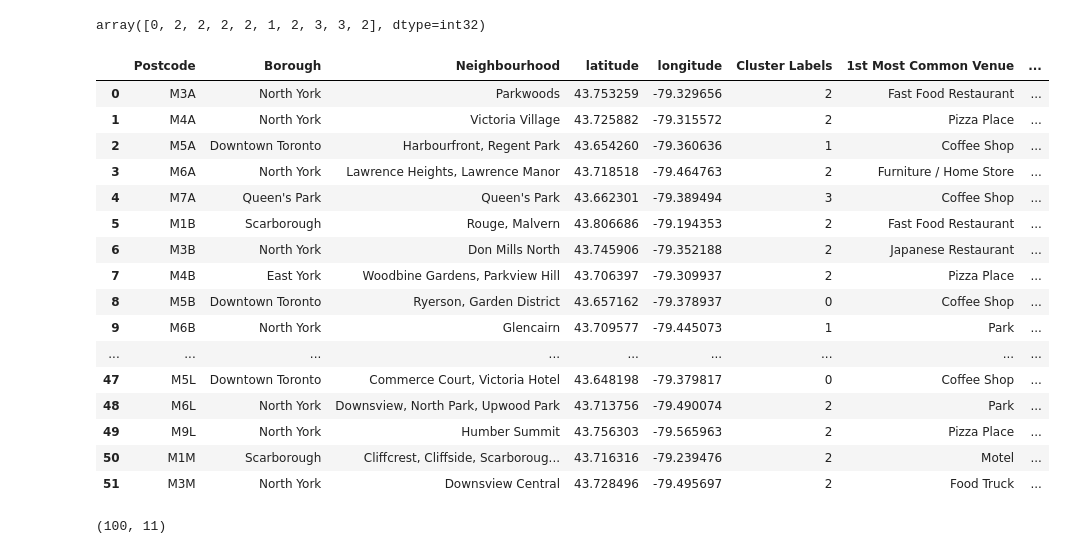
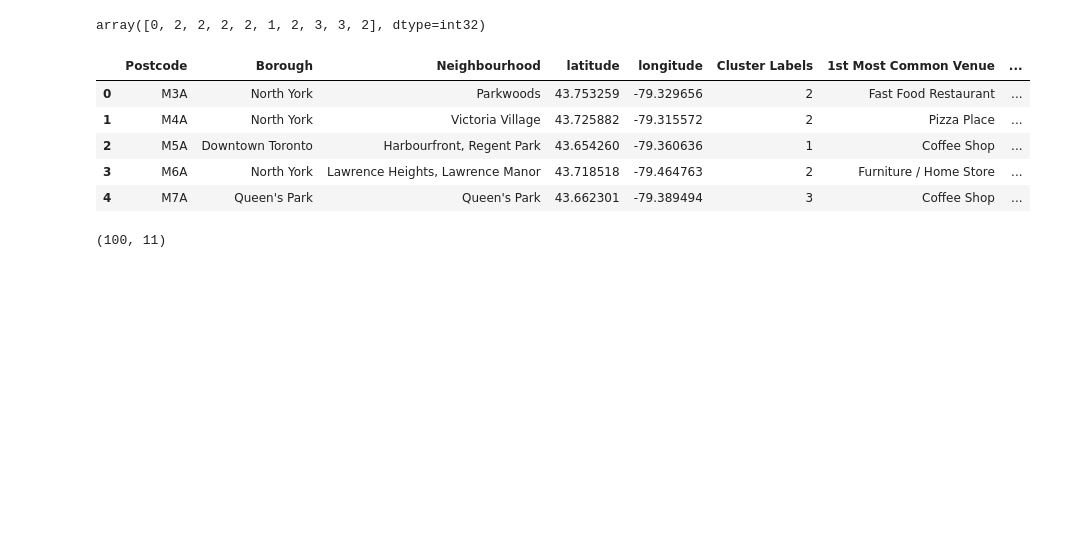
Before and after one commit to LovinChristy/COURSERA_CAPSTONE_PROJECT, a Jupyter notebook: Project.ipynb, the cells around one changed output. Drawn from its saved outputs; the diff is of its cells as text; code cells hidden in the pictures; blank space fills up the shorter version.

```diff
--- a/Project.ipynb
+++ b/Project.ipynb
@@ -367,27 +375,16 @@ venues_sorted.insert(0, 'Cluster Labels', kmeans.labels_)
 # %%
 #create a new dataframe that includes the cluster as well as the top 10 venues for each neighborhood
 toronto_merged = df
 #toronto_merged['Cluster Labels'] = kmeans.labels_
 toronto_merged = toronto_merged.join(venues_sorted.set_index('Neighbourhood'), on='Neighbourhood')
-toronto_merged.head(52)
+toronto_merged.head(5)
 # %% [output]
 |  | Postcode | Borough | Neighbourhood | latitude | longitude | Cluster Labels | 1st Most Common Venue | ... |
 | 0 | M3A | North York | Parkwoods | 43.753259 | -79.329656 | 2 | Fast Food Restaurant | ... |
 | 1 | M4A | North York | Victoria Village | 43.725882 | -79.315572 | 2 | Pizza Place | ... |
 | 2 | M5A | Downtown Toronto | Harbourfront, Regent Park | 43.654260 | -79.360636 | 1 | Coffee Shop | ... |
 | 3 | M6A | North York | Lawrence Heights, Lawrence Manor | 43.718518 | -79.464763 | 2 | Furniture / Home Store | ... |
 | 4 | M7A | Queen's Park | Queen's Park | 43.662301 | -79.389494 | 3 | Coffee Shop | ... |
-| 5 | M1B | Scarborough | Rouge, Malvern | 43.806686 | -79.194353 | 2 | Fast Food Restaurant | ... |
-| 6 | M3B | North York | Don Mills North | 43.745906 | -79.352188 | 2 | Japanese Restaurant | ... |
-| 7 | M4B | East York | Woodbine Gardens, Parkview Hill | 43.706397 | -79.309937 | 2 | Pizza Place | ... |
-| 8 | M5B | Downtown Toronto | Ryerson, Garden District | 43.657162 | -79.378937 | 0 | Coffee Shop | ... |
-| 9 | M6B | North York | Glencairn | 43.709577 | -79.445073 | 1 | Park | ... |
-| ... | ... | ... | ... | ... | ... | ... | ... | ... |
-| 47 | M5L | Downtown Toronto | Commerce Court, Victoria Hotel | 43.648198 | -79.379817 | 0 | Coffee Shop | ... |
-| 48 | M6L | North York | Downsview, North Park, Upwood Park | 43.713756 | -79.490074 | 2 | Park | ... |
-| 49 | M9L | North York | Humber Summit | 43.756303 | -79.565963 | 2 | Pizza Place | ... |
-| 50 | M1M | Scarborough | Cliffcrest, Cliffside, Scarboroug... | 43.716316 | -79.239476 | 2 | Motel | ... |
-| 51 | M3M | North York | Downsview Central | 43.728496 | -79.495697 | 2 | Food Truck | ... |
 # %%
 toronto_merged.shape
 # %% [output]
```
Also changed, not shown: parts of 4 cells of this notebook.
